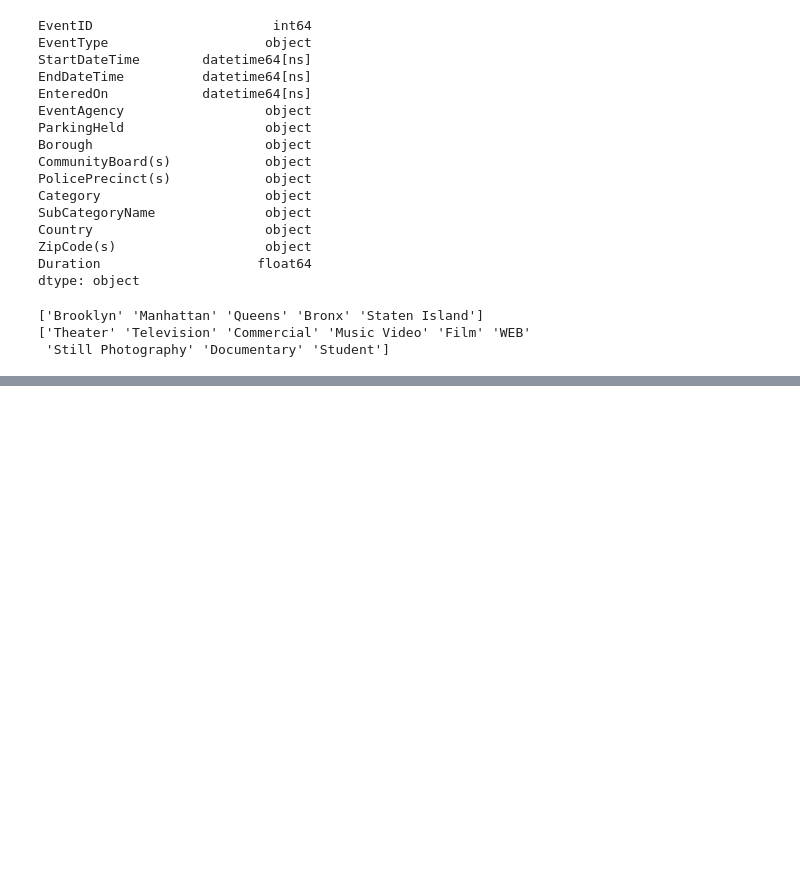
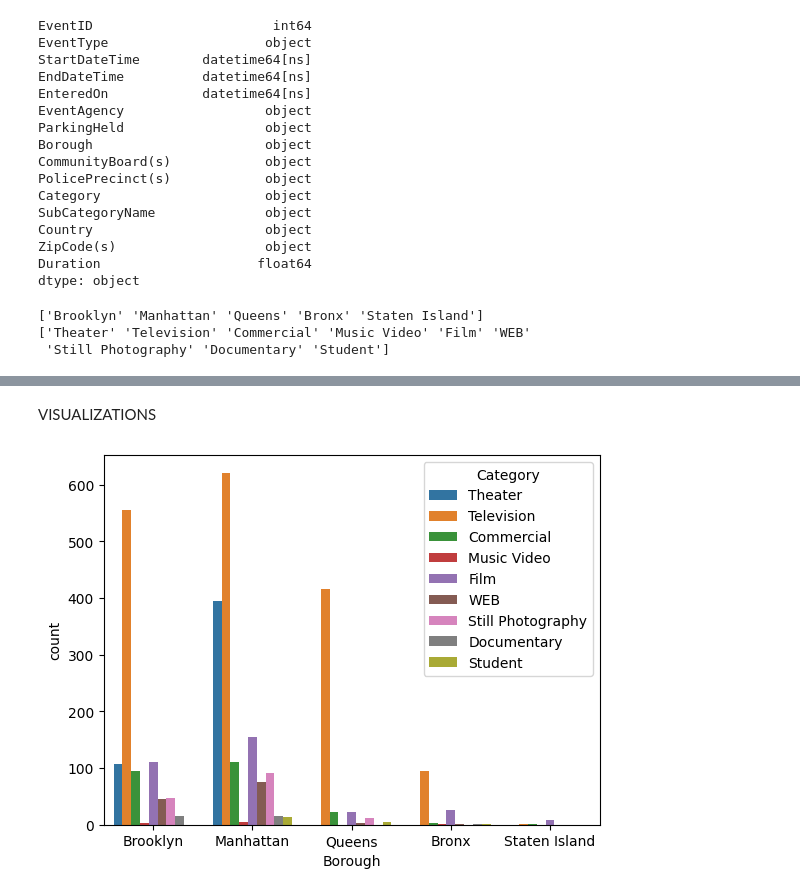
Before and after one commit to SeunGansallo/FilmPermitsAnalysis-repo, a Jupyter notebook: Cleaning.ipynb, the cells around one changed output, grey strips where cells are left out. Cells and saved outputs as stored; diff of their text form; code cells hidden in the pictures; blank space fills up the shorter version.

```diff
--- a/Cleaning.ipynb
+++ b/Cleaning.ipynb
@@ -120,0 +136,7 @@ print(data['Category'].unique())
+# %% [markdown]
+VISUALIZATIONS
+# %%
+sns.countplot(data=data, x='Borough', hue='Category')
+plt.show()
+# %% [output]
+[figure, added]
```
Also changed, not shown: parts of 1 cell of this notebook.
